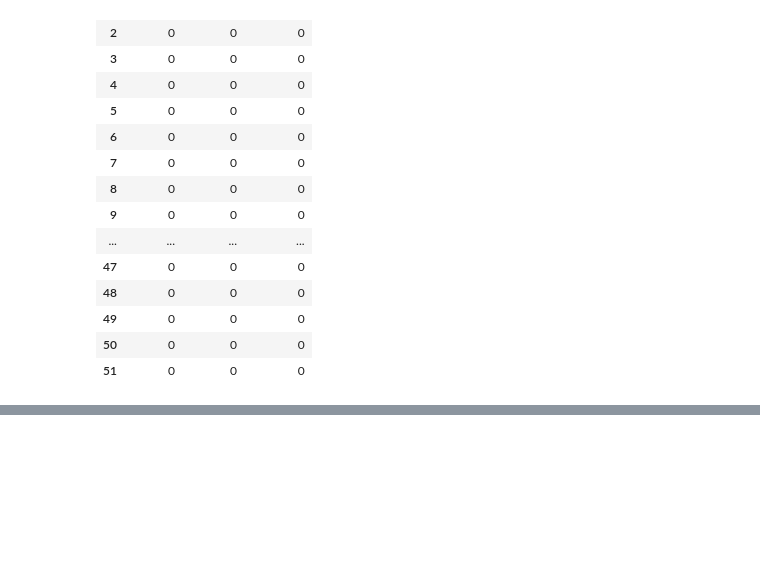
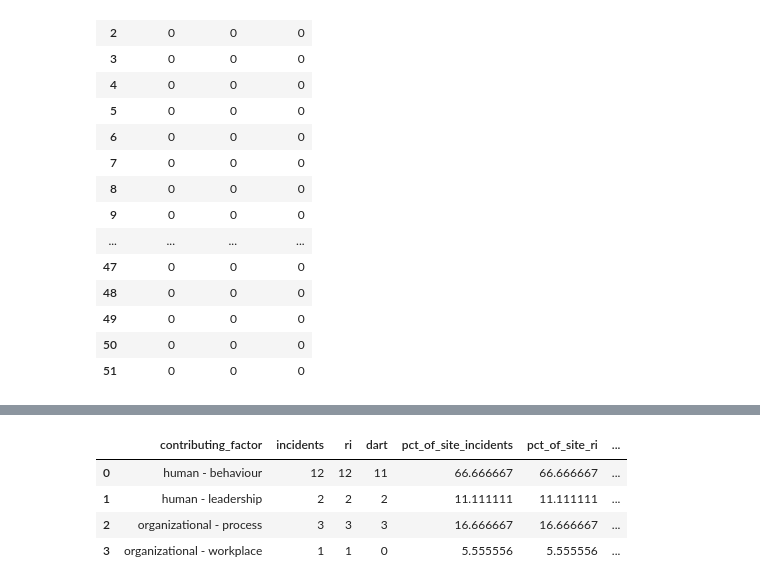
Before and after one commit to JudeMirac/Saftey-Risk-Analysis, a Jupyter notebook: notebooks/data_health_checks.ipynb, the cells around one changed output, grey strips where cells are left out. Saved outputs shown, nothing was run; the diff lists cells and outputs as text; code cells hidden in the pictures; blank space fills up the shorter version.

```diff
--- a/notebooks/data_health_checks.ipynb
+++ b/notebooks/data_health_checks.ipynb
@@ -176,0 +178,9 @@ DatabaseError: Execution failed on sql 'SELECT * FROM dist_root_cause;': no such
+# %%
+# view contributing factors
+factor
+# %% [output]
+|  | contributing_factor | incidents | ri | dart | pct_of_site_incidents | pct_of_site_ri | ... |
+| 0 | human - behaviour | 12 | 12 | 11 | 66.666667 | 66.666667 | ... |
+| 1 | human - leadership | 2 | 2 | 2 | 11.111111 | 11.111111 | ... |
+| 2 | organizational - process | 3 | 3 | 3 | 16.666667 | 16.666667 | ... |
+| 3 | organizational - workplace | 1 | 1 | 0 | 5.555556 | 5.555556 | ... |
```
Also changed, not shown: parts of 5 cells of this notebook.
